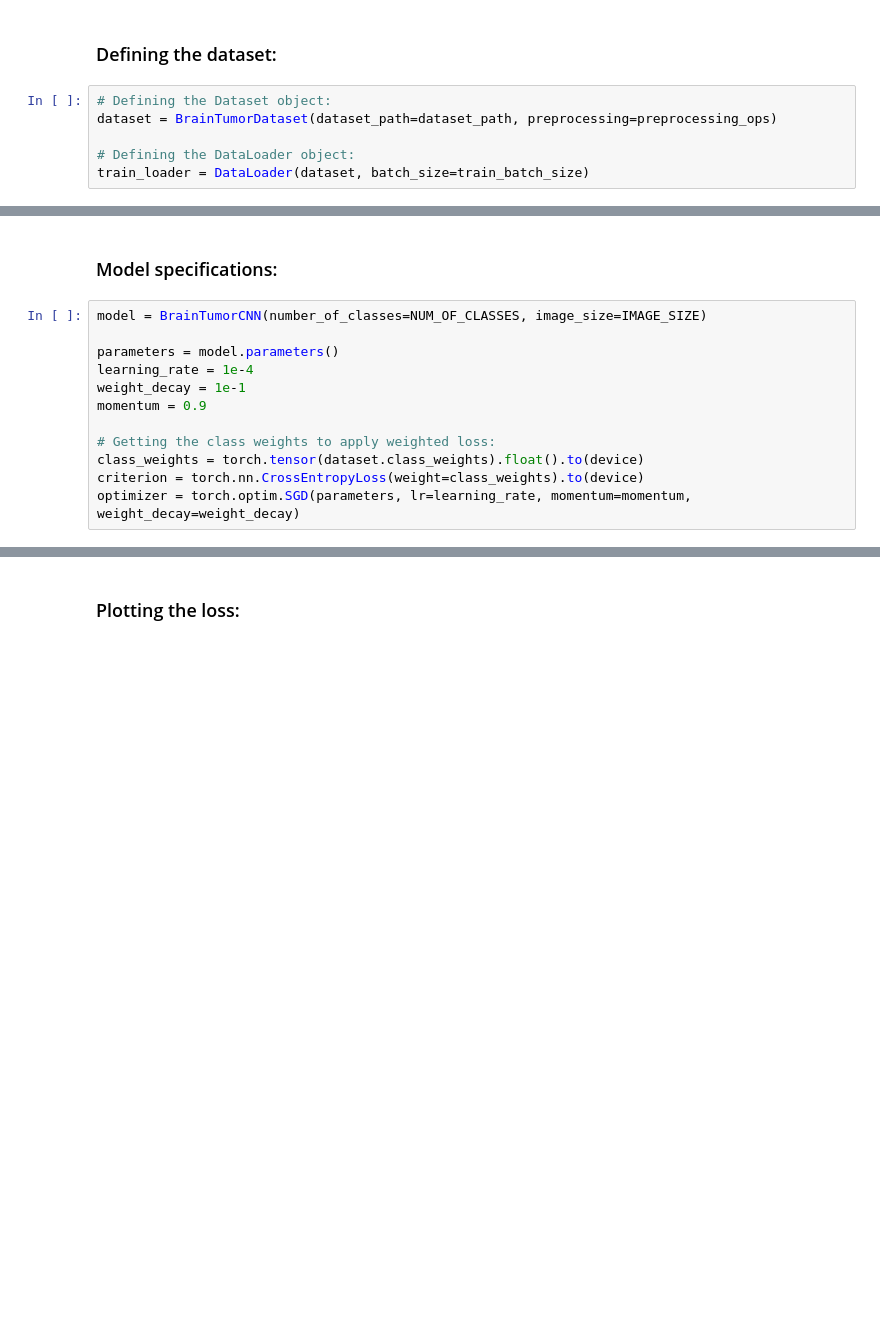
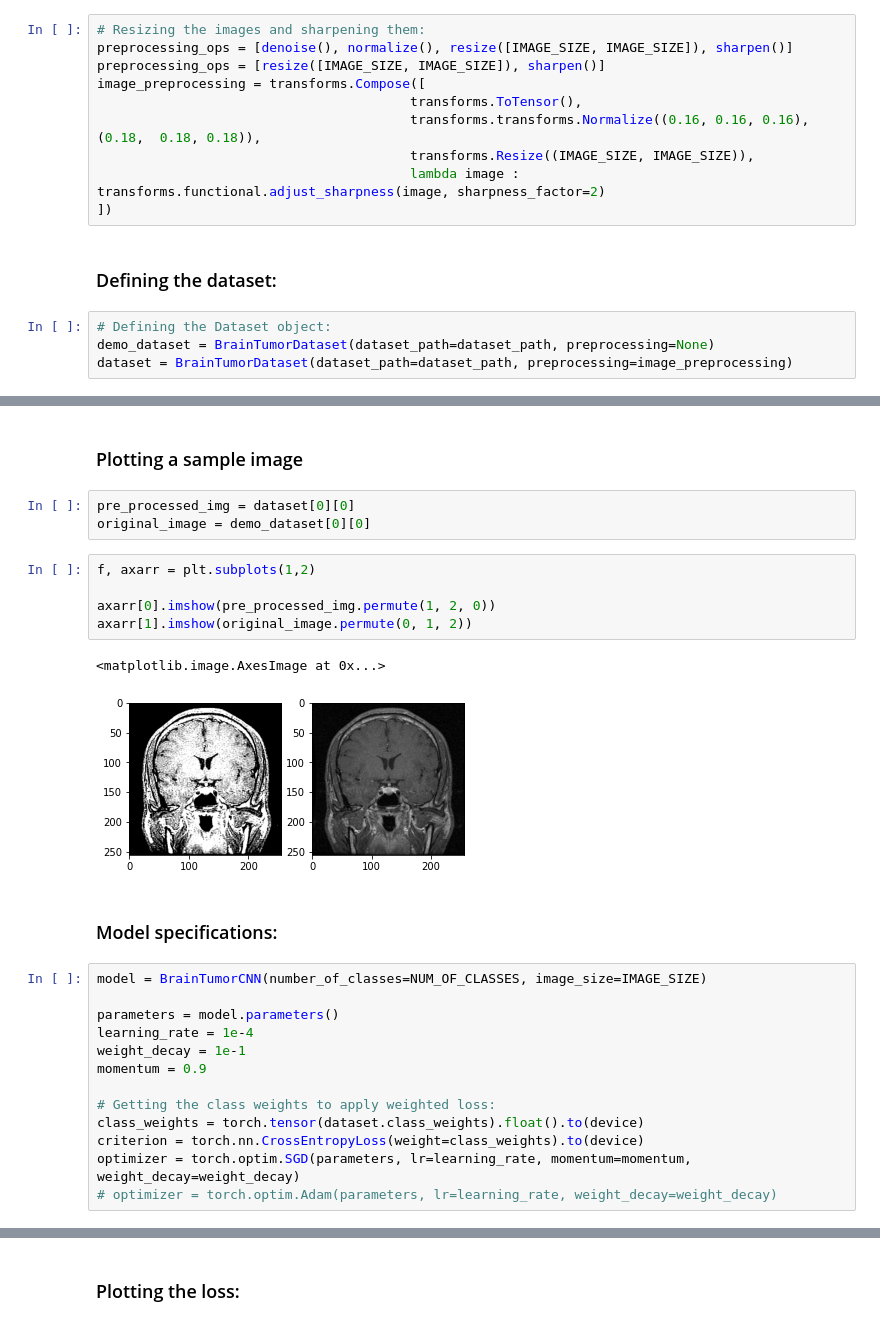
Before and after one commit to AbdullrahmanHMD/BrainTumorClassificationCNN, a Jupyter notebook: training_notebook.ipynb, the cells around one changed output, grey strips where cells are left out. Cells and saved outputs as stored; diff of their text form; blank space fills up the shorter version.

```diff
--- a/training_notebook.ipynb
+++ b/training_notebook.ipynb
@@ -40,8 +36,15 @@ preprocessing_ops = [resize([IMAGE_SIZE, IMAGE_SIZE]), sharpen()]
+# %%
+# Resizing the images and sharpening them:
+preprocessing_ops = [denoise(), normalize(), resize([IMAGE_SIZE, IMAGE_SIZE]), sharpen()]
+preprocessing_ops = [resize([IMAGE_SIZE, IMAGE_SIZE]), sharpen()]
+image_preprocessing = transforms.Compose([
+                                        transforms.ToTensor(),
+                                        transforms.transforms.Normalize((0.16, 0.16, 0.16), (0.18,  0.18, 0.18)),
+                                        transforms.Resize((IMAGE_SIZE, IMAGE_SIZE)),
+                                        lambda image : transforms.functional.adjust_sharpness(image, sharpness_factor=2)                                        ])
 # %% [markdown]
 ### Defining the dataset:
 # %%
 # Defining the Dataset object:
-dataset = BrainTumorDataset(dataset_path=dataset_path, preprocessing=preprocessing_ops)
-
-# Defining the DataLoader object:
-train_loader = DataLoader(dataset, batch_size=train_batch_size)
+demo_dataset = BrainTumorDataset(dataset_path=dataset_path, preprocessing=None)
+dataset = BrainTumorDataset(dataset_path=dataset_path, preprocessing=image_preprocessing)
@@ -48,3 +58,16 @@ train_loader = DataLoader(dataset, batch_size=train_batch_size)
+# %% [markdown]
+### Plotting a sample image
+# %%
+pre_processed_img = dataset[0][0]
+original_image = demo_dataset[0][0]
+# %%
+f, axarr = plt.subplots(1,2)
+
+axarr[0].imshow(pre_processed_img.permute(1, 2, 0))
+axarr[1].imshow(original_image.permute(0, 1, 2))
+# %% [output]
+<matplotlib.image.AxesImage at 0x...>
+[figure, added]
 # %% [markdown]
 ### Model specifications:
 # %%
@@ -59,4 +82,5 @@ momentum = 0.9
 class_weights = torch.tensor(dataset.class_weights).float().to(device)
 criterion = torch.nn.CrossEntropyLoss(weight=class_weights).to(device)
 optimizer = torch.optim.SGD(parameters, lr=learning_rate, momentum=momentum, weight_decay=weight_decay)
+# optimizer = torch.optim.Adam(parameters, lr=learning_rate, weight_decay=weight_decay)
 # %%
```
Also changed, not shown: parts of 24 cells of this notebook, 7 other files.
